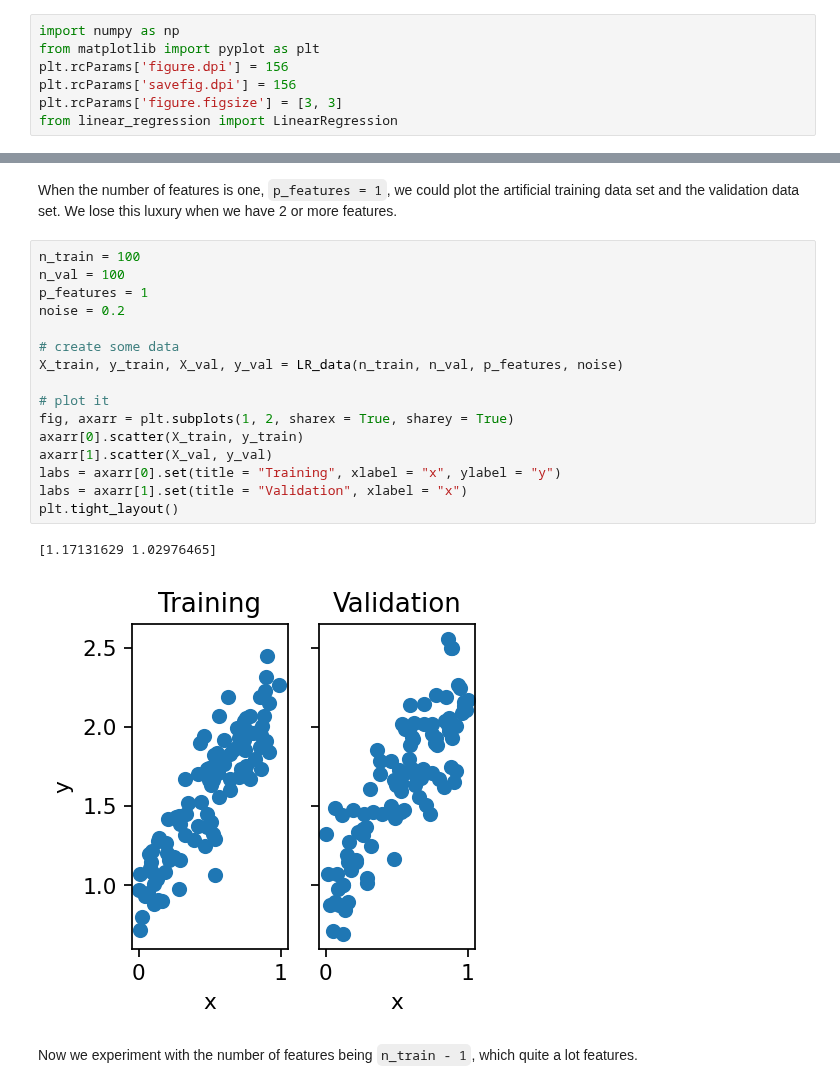
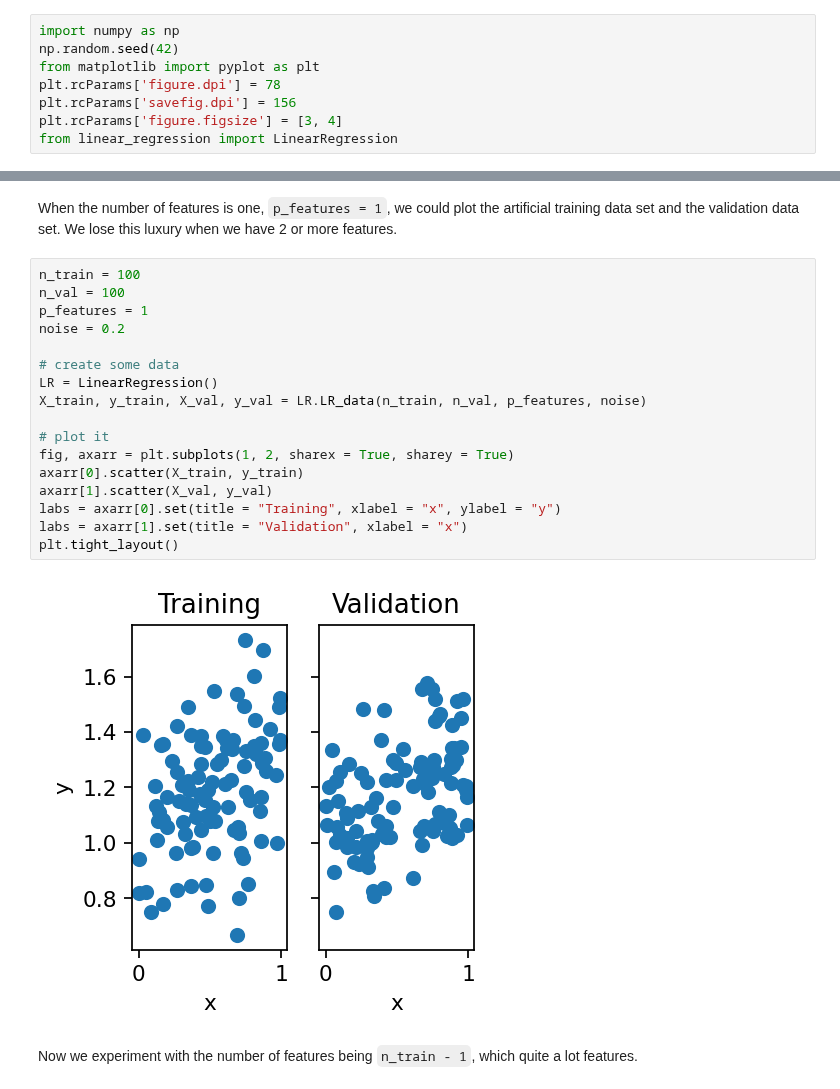
Before and after one commit to Xianzhiwang1/CS0451-page-site, a Jupyter notebook: posts/my-blog-post-04-linear-regress/index.ipynb, the cells around one changed output, grey strips where cells are left out. Saved outputs shown, nothing was run; the diff lists cells and outputs as text.

```diff
--- a/posts/my-blog-post-04-linear-regress/index.ipynb
+++ b/posts/my-blog-post-04-linear-regress/index.ipynb
@@ -28,10 +28,11 @@ Before we start the implementation, we first record the following code snippet t
 First, let's import some libraries, then we perform our `fit_gradient` and `fit_analytic` on the following simple data set with only one features to visualize our linear regression.
 # %%
 import numpy as np
+np.random.seed(42)
 from matplotlib import pyplot as plt
-plt.rcParams['figure.dpi'] = 156
+plt.rcParams['figure.dpi'] = 78
 plt.rcParams['savefig.dpi'] = 156
-plt.rcParams['figure.figsize'] = [3, 3]
+plt.rcParams['figure.figsize'] = [3, 4]
 from linear_regression import LinearRegression
 # %% [markdown]
 ### Fitting Linear Regression using gradient descent; a.k.a. `fit_gradient`
@@ -112,22 +96,22 @@ When the number of features is one, `p_features = 1`, we could plot the artifici
 # %%
 n_train = 100
 n_val = 100
 p_features = 1
 noise = 0.2
 
 # create some data
-X_train, y_train, X_val, y_val = LR_data(n_train, n_val, p_features, noise)
+LR = LinearRegression()
+X_train, y_train, X_val, y_val = LR.LR_data(n_train, n_val, p_features, noise)
 
 # plot it
 fig, axarr = plt.subplots(1, 2, sharex = True, sharey = True)
 axarr[0].scatter(X_train, y_train)
 axarr[1].scatter(X_val, y_val)
 labs = axarr[0].set(title = "Training", xlabel = "x", ylabel = "y")
 labs = axarr[1].set(title = "Validation", xlabel = "x")
 plt.tight_layout()
 # %% [output]
-[1.17131629 1.02976465]
-[figure, old version]
+[figure, new version]
 # %% [markdown]
 Now we experiment with the number of features being `n_train - 1`, which quite a lot features.
 # %%
```
Also changed, not shown: parts of 15 cells of this notebook, 30 other files.
